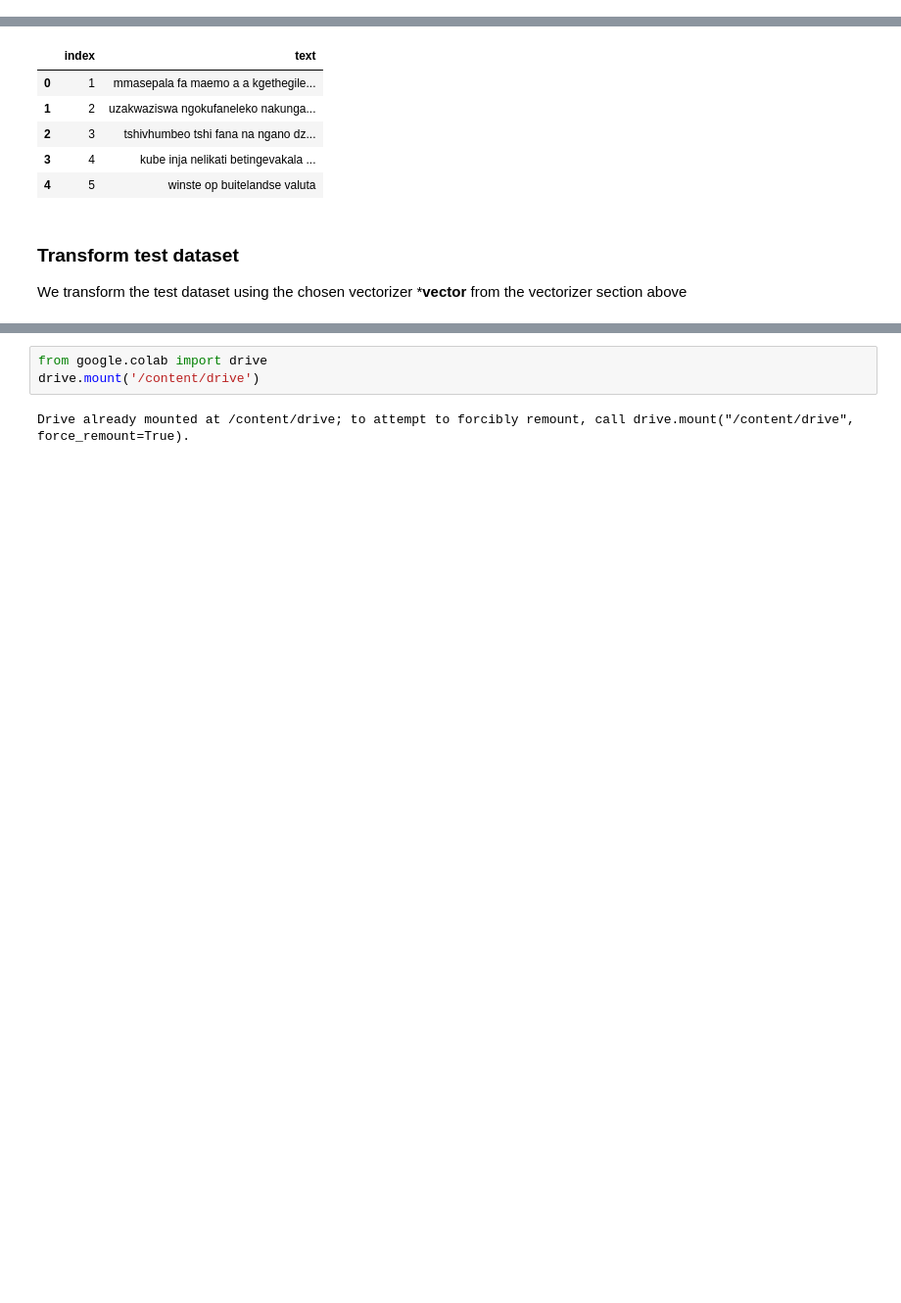
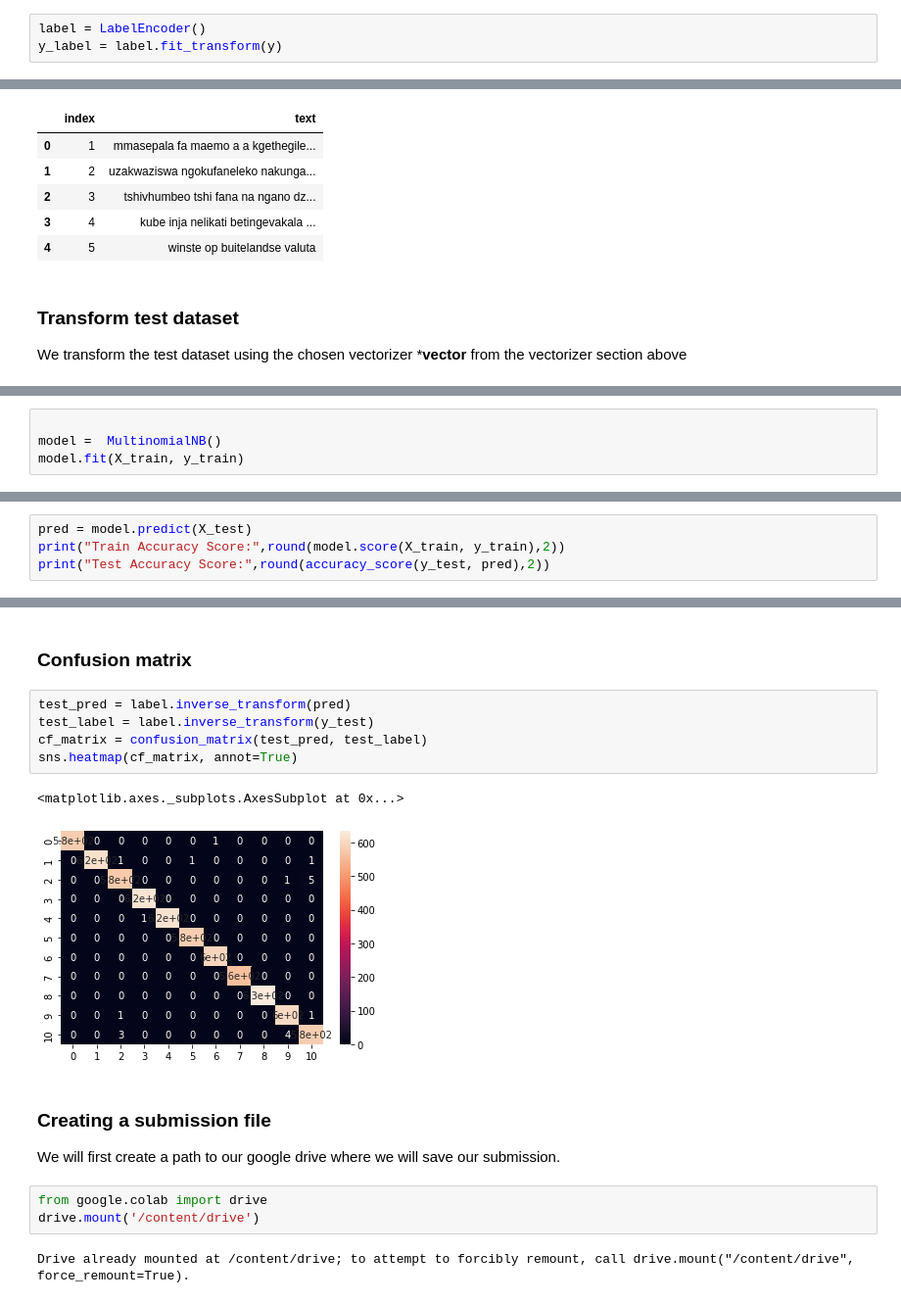
Before and after one commit to WinfredM/winfred, a Jupyter notebook: Language_Identification_Classification_Hachathon_Winfred_Mutinda.ipynb, the cells around one changed output, grey strips where cells are left out. Shown: that part at 98% size. Saved outputs shown, nothing was run; the diff lists cells and outputs as text; blank space fills up the shorter version.

```diff
--- a/Language_Identification_Classification_Hachathon_Winfred_Mutinda.ipynb
+++ b/Language_Identification_Classification_Hachathon_Winfred_Mutinda.ipynb
@@ -464,0 +381,3 @@ weighted avg       0.98      0.98      0.98      9900
+# %%
+label = LabelEncoder()
+y_label = label.fit_transform(y)
@@ -590,0 +624,4 @@ df.to_csv('randof.csv',index=False)
+# %%
+
+model =  MultinomialNB()
+model.fit(X_train, y_train)
@@ -590,0 +634,4 @@ df.to_csv('randof.csv',index=False)
+# %%
+pred = model.predict(X_test)
+print("Train Accuracy Score:",round(model.score(X_train, y_train),2))
+print("Test Accuracy Score:",round(accuracy_score(y_test, pred),2))
@@ -591,3 +663,16 @@ df.to_csv('randof.csv',index=False)
+# %% [markdown]
+### Confusion matrix
+# %%
+test_pred = label.inverse_transform(pred)
+test_label = label.inverse_transform(y_test)
+cf_matrix = confusion_matrix(test_pred, test_label)
+sns.heatmap(cf_matrix, annot=True)
+# %% [output]
+<matplotlib.axes._subplots.AxesSubplot at 0x...>
+[figure, added]
+# %% [markdown]
+### Creating a submission file
+We will first create a path to our google drive where we will save our submission.
 # %%
 from google.colab import drive
 drive.mount('/content/drive')
```
Also changed, not shown: parts of 81 cells of this notebook.
